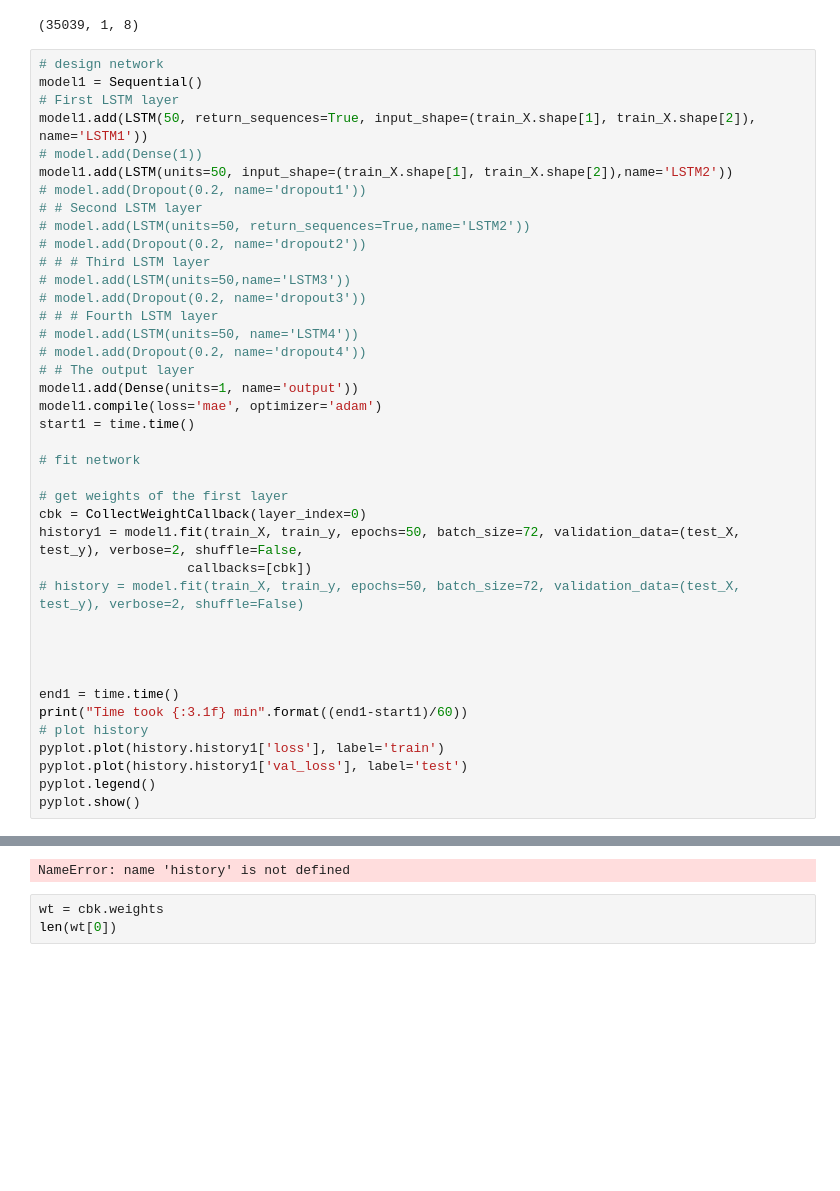
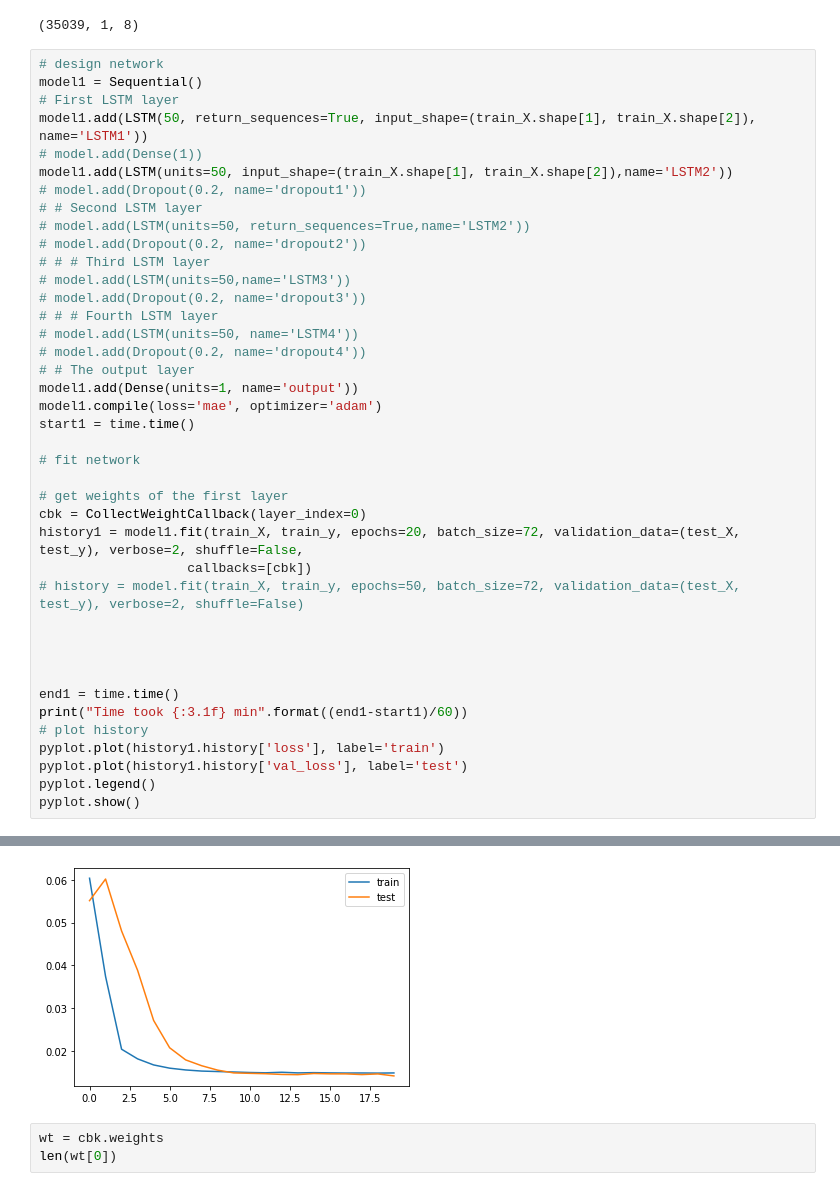
Before and after one commit to gj0706/my_research, a Jupyter notebook: neural_network/lstm_exploration.ipynb, the cells around one changed output, grey strips where cells are left out. Drawn from its saved outputs; the diff is of its cells as text; blank space fills up the shorter version.

```diff
--- a/neural_network/lstm_exploration.ipynb
+++ b/neural_network/lstm_exploration.ipynb
@@ -292,7 +292,7 @@ start1 = time.time()
 
 # get weights of the first layer
 cbk = CollectWeightCallback(layer_index=0)
-history1 = model1.fit(train_X, train_y, epochs=50, batch_size=72, validation_data=(test_X, test_y), verbose=2, shuffle=False,
+history1 = model1.fit(train_X, train_y, epochs=20, batch_size=72, validation_data=(test_X, test_y), verbose=2, shuffle=False,
                    callbacks=[cbk])
 # history = model.fit(train_X, train_y, epochs=50, batch_size=72, validation_data=(test_X, test_y), verbose=2, shuffle=False)
 
@@ -302,8 +302,8 @@ history1 = model1.fit(train_X, train_y, epochs=50, batch_size=72, validation_dat
 end1 = time.time()
 print("Time took {:3.1f} min".format((end1-start1)/60))
 # plot history
-pyplot.plot(history.history1['loss'], label='train')
-pyplot.plot(history.history1['val_loss'], label='test')
+pyplot.plot(history1.history['loss'], label='train')
+pyplot.plot(history1.history['val_loss'], label='test')
 pyplot.legend()
 pyplot.show()
 # %% [output]
@@ -327,4 +327,4 @@ Time took 0.8 min
-NameError: name 'history' is not defined
+[figure, added]
 # %%
 wt = cbk.weights
 len(wt[0])
```
Also changed, not shown: parts of 25 cells of this notebook.
